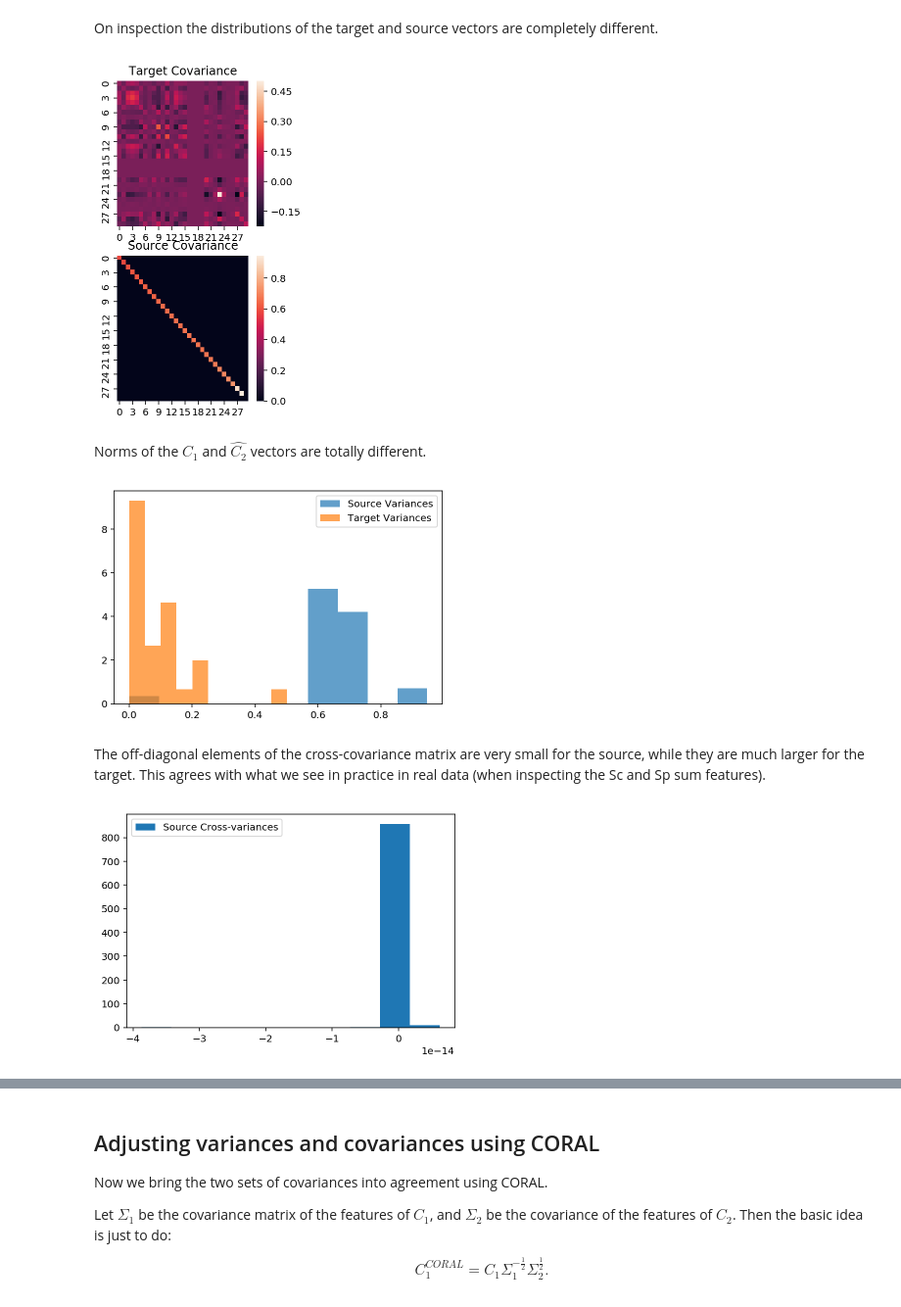
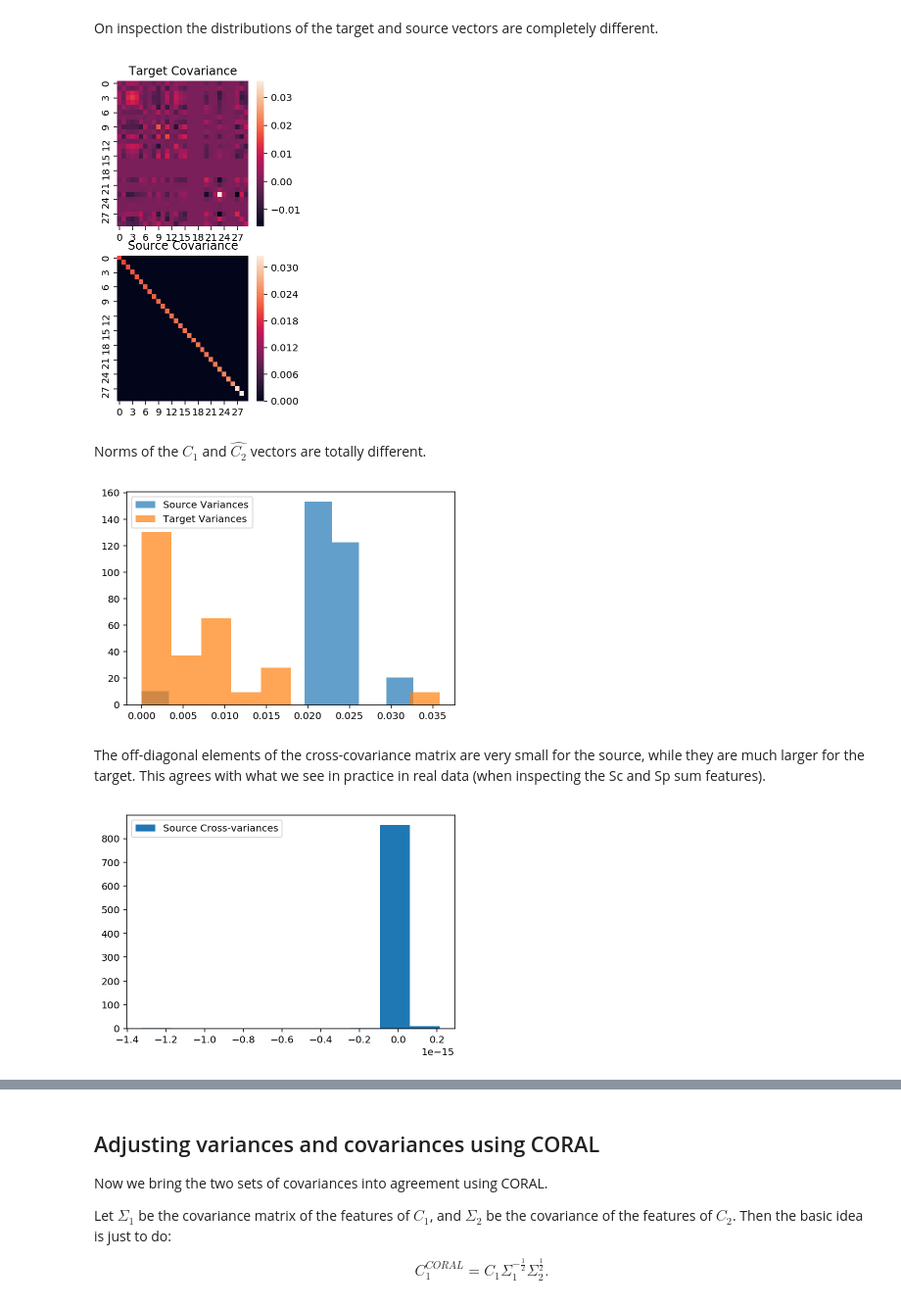
Before and after one commit to lrgr/munk, a Jupyter notebook: example/sl-handl2-prediction/Adjusting HANDL Solutions.ipynb, the cells around one changed output, grey strips where cells are left out. Shown: that part at 98% size. Cells and saved outputs as stored; diff of their text form; code cells hidden in the pictures.

```diff
--- a/example/sl-handl2-prediction/Adjusting HANDL Solutions.ipynb
+++ b/example/sl-handl2-prediction/Adjusting HANDL Solutions.ipynb
@@ -261,22 +258,19 @@ def centering_matrix(n):
 # %%
-J_S = centering_matrix(D1.shape[0])
-J_T = centering_matrix(D2.shape[0])
+C1_centered = sklearn.preprocessing.scale(C1, with_std=False)
+C2_centered = sklearn.preprocessing.scale(C2_hat, with_std=False)
 
-C1_centered = J_S @ C1
-C2_centered = J_T @ C2_hat
-
-C1_cov = C1_centered.T @ C1_centered
-C2_cov = C2_centered.T @ C2_centered
+C1_cov = np.cov(C1.T)
+C2_cov = np.cov(C2_hat.T)
 
 plt.figure(figsize=(3,6))
 plt.subplot(2,1,1)
 sns.heatmap(C2_cov)
 plt.title('Target Covariance')
 plt.subplot(2,1,2)
 sns.heatmap(C1_cov)
 plt.title('Source Covariance');
 # %% [output]
-[figure, old version]
+[figure, new version]
 # %% [markdown]
 Norms of the $C_1$ and $\hat{C_2}$ vectors are totally different.
 # %%
@@ -284,14 +278,14 @@ plt.hist(np.diag(C1_cov), density=True, label='Source Variances', alpha=0.7)
 plt.hist(np.diag(C2_cov), density=True, label='Target Variances', alpha=0.7)
 plt.legend(loc='best');
 # %% [output]
-[figure, old version]
+[figure, new version]
 # %% [markdown]
 The off-diagonal elements of the cross-covariance matrix are very small for the source, while they are much larger for the target.  This agrees with what we see in practice in real data (when inspecting the Sc and Sp sum features).
 # %%
 plt.hist(np.extract(1 - np.eye(N_S), C1_cov), label='Source Cross-variances')
 plt.legend(loc='best');
 # %% [output]
-[figure, old version]
+[figure, new version]
 # %%
 plt.hist(np.extract(1 - np.eye(N_T), C2_cov),label='Target Cross-variances')
 plt.legend(loc='best');
```
Also changed, not shown: parts of 11 cells of this notebook, 1 other file.
